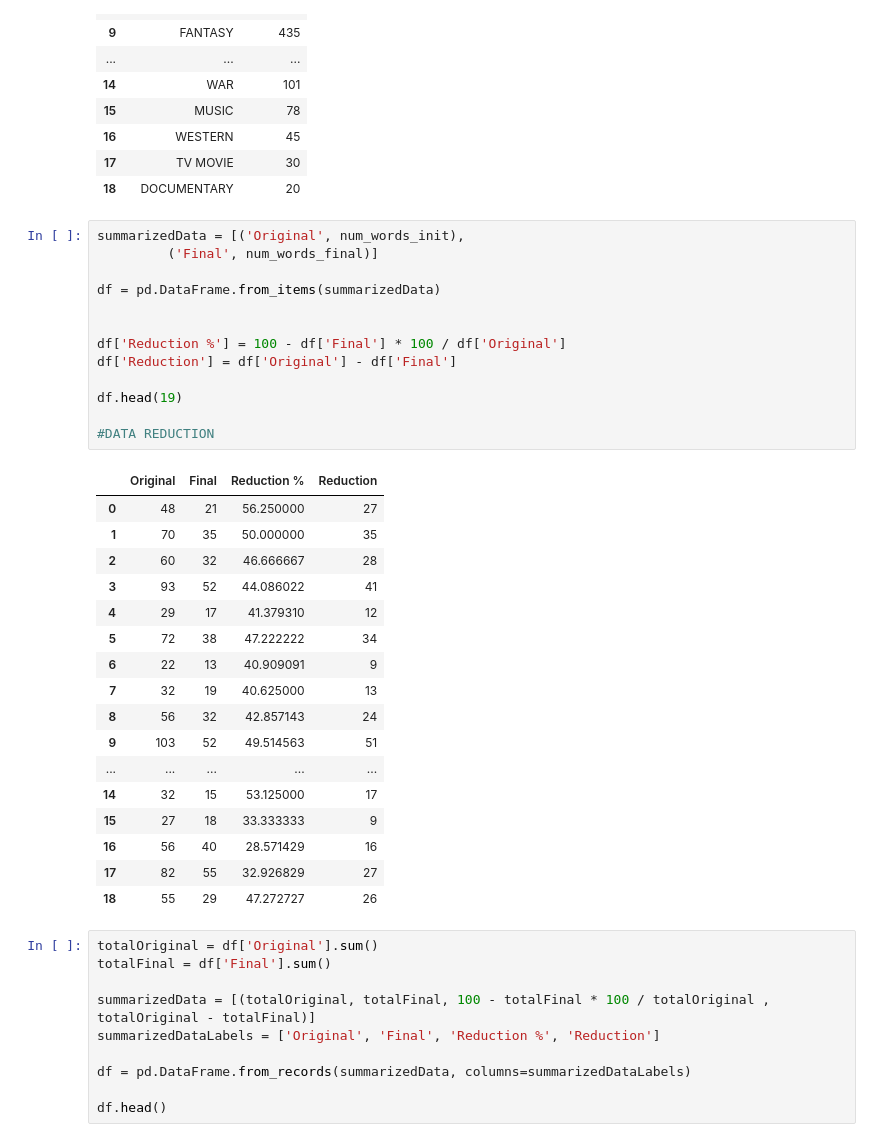
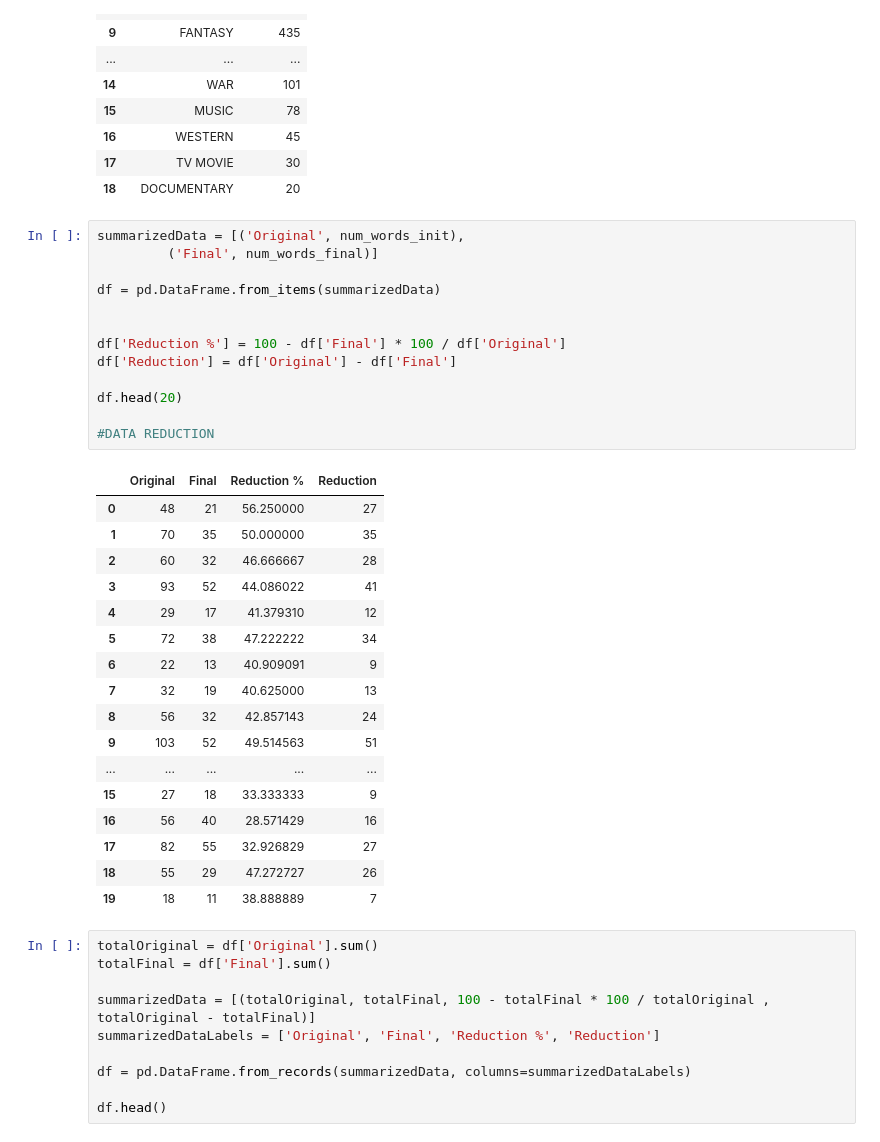
Before and after one commit to bosp86/NLP, a Jupyter notebook: notebooks/experimento 1/Experimento 1.ipynb, the cells around one changed output. Saved outputs shown, nothing was run; the diff lists cells and outputs as text.

```diff
--- a/notebooks/experimento 1/Experimento 1.ipynb
+++ b/notebooks/experimento 1/Experimento 1.ipynb
@@ -74,34 +74,34 @@ genreDescriptionDf.head(30)
 # %%
 summarizedData = [('Original', num_words_init),
          ('Final', num_words_final)]
 
 df = pd.DataFrame.from_items(summarizedData)
 
 
 df['Reduction %'] = 100 - df['Final'] * 100 / df['Original']
 df['Reduction'] = df['Original'] - df['Final']
 
-df.head(19)
+df.head(20)
 
 #DATA REDUCTION
 # %% [output]
 |  | Original | Final | Reduction % | Reduction |
 | 0 | 48 | 21 | 56.250000 | 27 |
 | 1 | 70 | 35 | 50.000000 | 35 |
 | 2 | 60 | 32 | 46.666667 | 28 |
 | 3 | 93 | 52 | 44.086022 | 41 |
 | 4 | 29 | 17 | 41.379310 | 12 |
 | 5 | 72 | 38 | 47.222222 | 34 |
 | 6 | 22 | 13 | 40.909091 | 9 |
 | 7 | 32 | 19 | 40.625000 | 13 |
 | 8 | 56 | 32 | 42.857143 | 24 |
 | 9 | 103 | 52 | 49.514563 | 51 |
 | ... | ... | ... | ... | ... |
-| 14 | 32 | 15 | 53.125000 | 17 |
 | 15 | 27 | 18 | 33.333333 | 9 |
 | 16 | 56 | 40 | 28.571429 | 16 |
 | 17 | 82 | 55 | 32.926829 | 27 |
 | 18 | 55 | 29 | 47.272727 | 26 |
+| 19 | 18 | 11 | 38.888889 | 7 |
 # %%
 totalOriginal = df['Original'].sum()
 totalFinal = df['Final'].sum()
```
Also changed, not shown: parts of 11 cells of this notebook.
